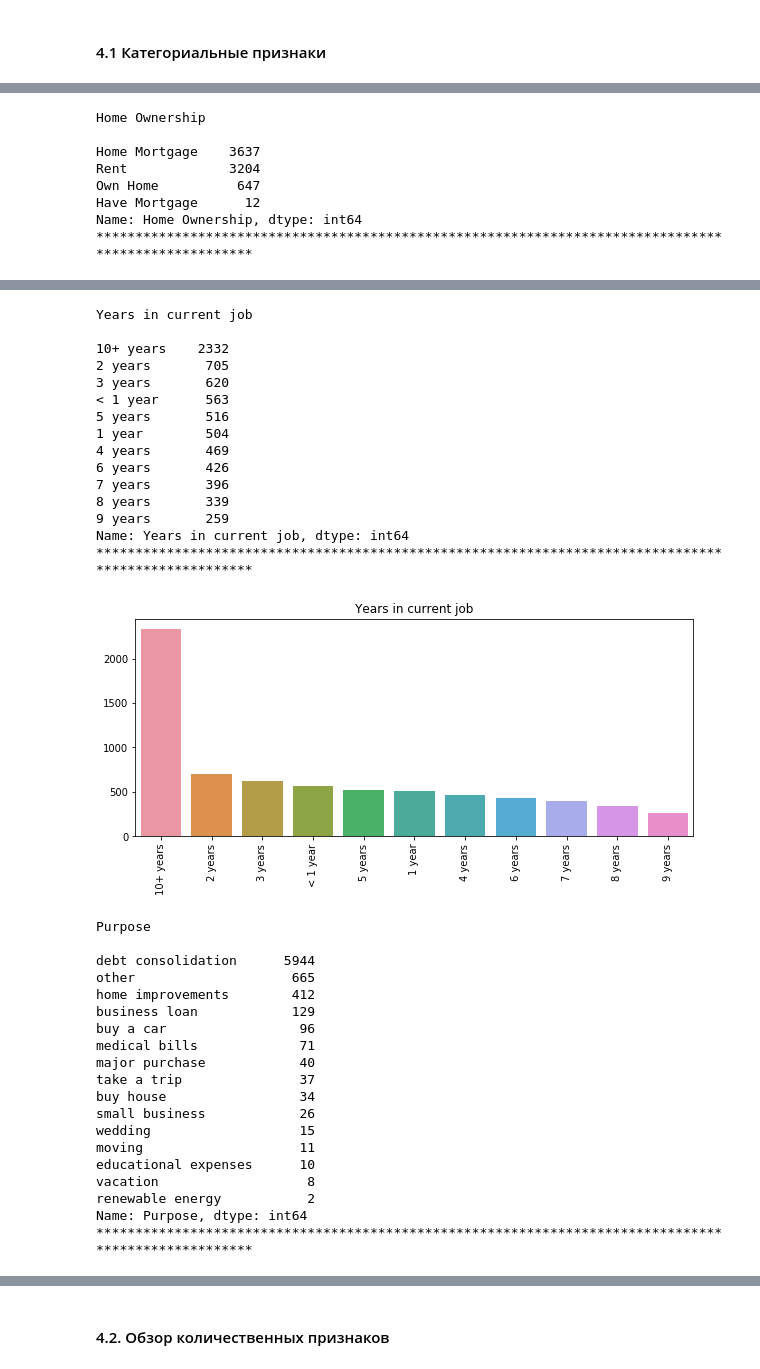
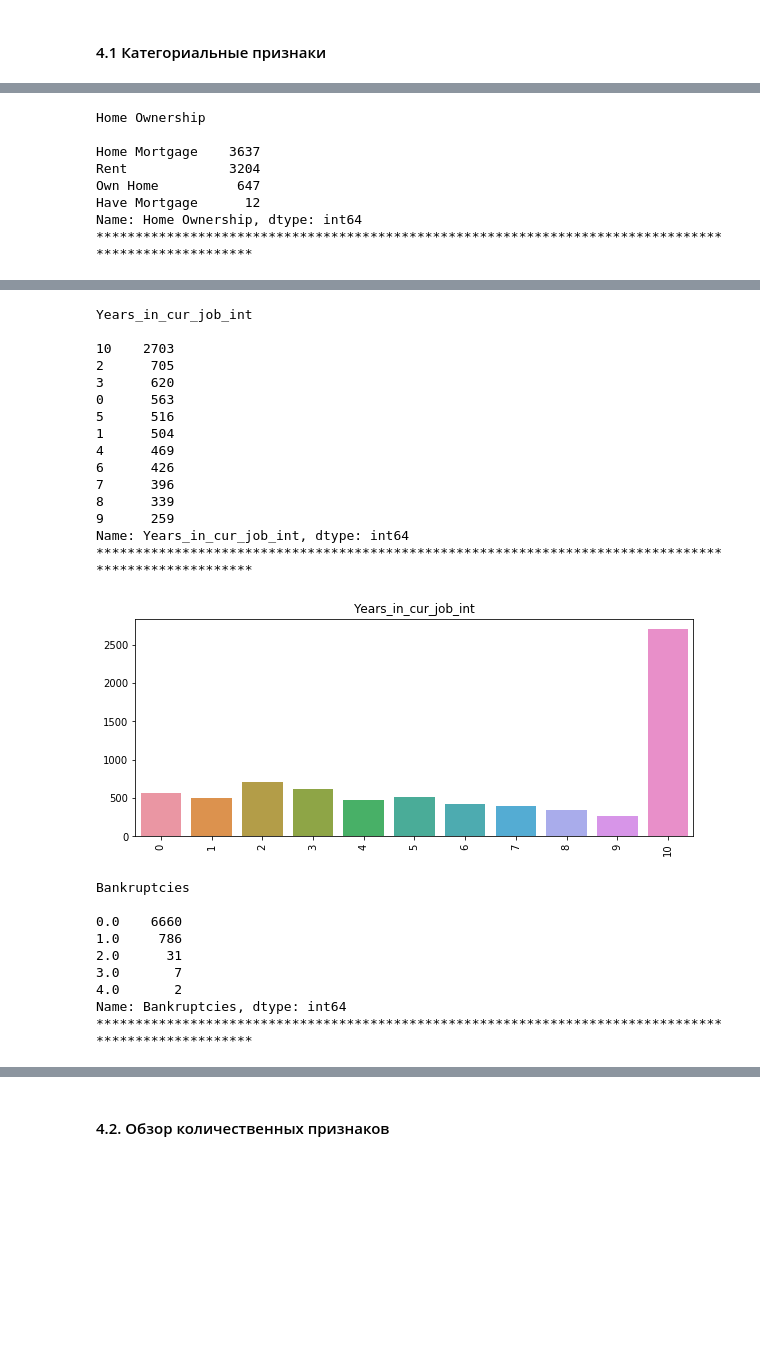
Before and after one commit to asplv/python_for_DS, a Jupyter notebook: CreditScore/APlavina_solution.ipynb, the cells around one changed output, grey strips where cells are left out. Drawn from its saved outputs; the diff is of its cells as text; code cells hidden in the pictures; blank space fills up the shorter version.

```diff
--- a/CreditScore/APlavina_solution.ipynb
+++ b/CreditScore/APlavina_solution.ipynb
@@ -78,8 +87,11 @@ df.describe()
 | max | 1.014934e+07 | 7.000000 | 43.000000 | 57.700000 | 1.304726e+09 | ... |
 # %% [markdown]
 ### 3. Обзор целевой переменной
+# %%
+target_name = 'Credit Default'
+features_names = df.columns.drop(target_name).tolist()
 # %%
-counts = df["Credit Default"].value_counts()
+counts = df[target_name].value_counts()
 
 print('Соотношение целевой переменной')
 print(f'0 (погашение) - {counts[0]/df.shape[0]*100:.0f}%')
@@ -123,54 +151,62 @@ dtype: object
+# %%
+# создание колонки с преобразованными в числа сроками работы на текущем месте работы клиента
+df['Years_in_cur_job_int'] = 10
+
+df.loc[df['Years in current job'] == '< 1 year', 'Years_in_cur_job_int'] = 0
+df.loc[df['Years in current job'] == '1 year', 'Years_in_cur_job_int'] = 1
+df.loc[df['Years in current job'] == '2 years', 'Years_in_cur_job_int'] = 2
+df.loc[df['Years in current job'] == '3 years', 'Years_in_cur_job_int'] = 3
+df.loc[df['Years in current job'] == '4 years', 'Years_in_cur_job_int'] = 4
+df.loc[df['Years in current job'] == '5 years', 'Years_in_cur_job_int'] = 5
+df.loc[df['Years in current job'] == '6 years', 'Years_in_cur_job_int'] = 6
+df.loc[df['Years in current job'] == '7 years', 'Years_in_cur_job_int'] = 7
+df.loc[df['Years in current job'] == '8 years', 'Years_in_cur_job_int'] = 8
+df.loc[df['Years in current job'] == '9 years', 'Years_in_cur_job_int'] = 9
+df.loc[df['Years in current job'] == '10+ years', 'Years_in_cur_job_int'] = 10
+# %%
+cat_features_names = ['Home Ownership', 'Years_in_cur_job_int', 'Bankruptcies', 'Number of Credit Problems',
+                     'Purpose', 'Term', 'Tax Liens']
 # %%
-for cat_colname in df.select_dtypes(include='object').columns:
+for cat_colname in cat_features_names:
     print(str(cat_colname) + '\n\n' + str(df[cat_colname].value_counts()) + '\n' + '*' * 100 + '\n')
     counts = df[cat_colname].value_counts()
     plt.figure(figsize=(10,4))
     plt.title(cat_colname)
     plt.xticks(rotation=90)
     sns.barplot(counts.index, counts.values)
     plt.show()
 # %% [output]
 Home Ownership
 
 Home Mortgage    3637
 Rent             3204
 Own Home          647
 Have Mortgage      12
 Name: Home Ownership, dtype: int64
 ****************************************************************************************************
 [figure]
-Years in current job
+Years_in_cur_job_int
 
-10+ years    2332
-2 years       705
-3 years       620
-< 1 year      563
-5 years       516
-1 year        504
-4 years       469
-6 years       426
-7 years       396
-8 years       339
-9 years       259
-Name: Years in current job, dtype: int64
+10    2703
+2      705
+3      620
+0      563
+5      516
+1      504
+4      469
+6      426
+7      396
+8      339
+9      259
+Name: Years_in_cur_job_int, dtype: int64
 ****************************************************************************************************
-[figure, old version]
+[figure, new version]
-Purpose
+Bankruptcies
 
-debt consolidation      5944
-other                    665
-home improvements        412
-business loan            129
-buy a car                 96
-medical bills             71
-major purchase            40
-take a trip               37
-buy house                 34
-small business            26
-wedding                   15
-moving                    11
-educational expenses      10
-vacation                   8
-renewable energy           2
-Name: Purpose, dtype: int64
+0.0    6660
+1.0     786
+2.0      31
+3.0       7
+4.0       2
+Name: Bankruptcies, dtype: int64
 ****************************************************************************************************
```
Also changed, not shown: parts of 46 cells of this notebook, 1 other file.
